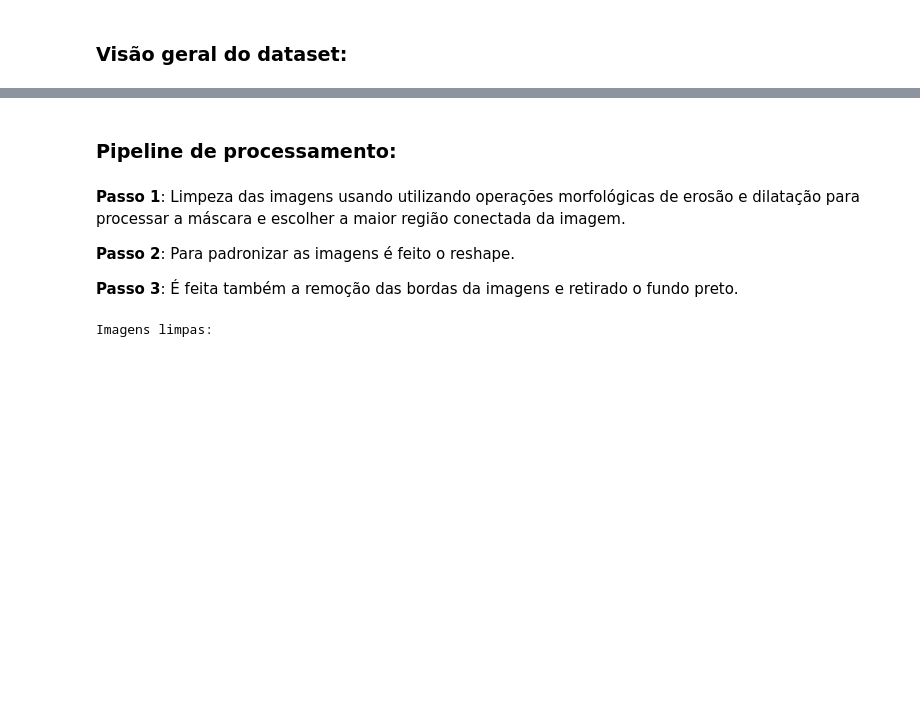
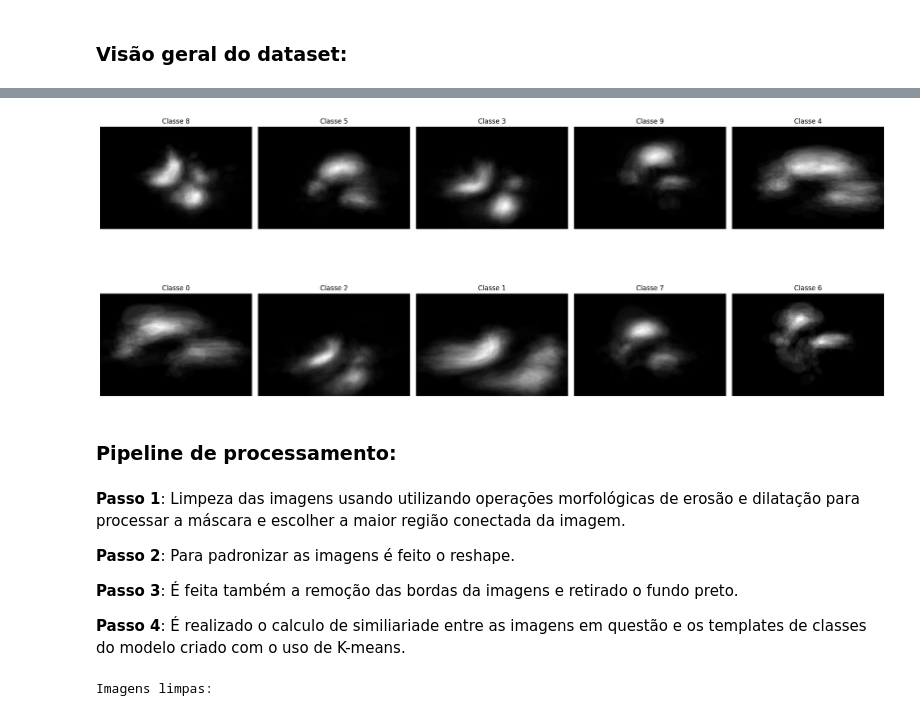
Before and after one commit to aruasouza/ultrassom-cv, a Jupyter notebook: execucao_detalhada.ipynb, the cells around one changed output, grey strips where cells are left out. Saved outputs shown, nothing was run; the diff lists cells and outputs as text; code cells hidden in the pictures; blank space fills up the shorter version.

```diff
--- a/execucao_detalhada.ipynb
+++ b/execucao_detalhada.ipynb
@@ -63,3 +72,30 @@ Exemplos de imagens com as anotações:
+# %%
+folder_class = 'MODEL/classes'
+data_files_class = [os.path.join(folder_class,name) for name in os.listdir(folder_class)]
+
+
+n = len(data_files_class)
+num_rows = 2
+num_cols = n//num_rows
+
+
+fig, axes = plt.subplots(num_rows, num_cols, figsize=(20, 10))
+
+for img_idx, img_path in enumerate(data_files_class):
+    img = cv2.imread(img_path, cv2.IMREAD_GRAYSCALE)
+    class_number = img_path.split('/')[-1].split('.')[0]
+    row_idx = img_idx // num_cols
+    col_idx = img_idx % num_cols
+    ax = axes[row_idx, col_idx]
+    ax.imshow(img, cmap='gray')
+    ax.axis('off')
+    ax.set_title(f'Classe {class_number}', fontsize=12)
+
+
+plt.tight_layout()
+plt.show()
+# %% [output]
+[figure, added]
 # %% [markdown]
 ### Pipeline de processamento:
 # %% [markdown]
@@ -68,6 +104,8 @@ Exemplos de imagens com as anotações:
 **Passo 2**: Para padronizar as imagens é feito o reshape.
 
 **Passo 3**: É feita também a remoção das bordas da imagens e retirado o fundo preto.
+
+**Passo 4**: É realizado o calculo de similiariade entre as imagens em questão e os templates de classes do modelo criado com o uso de K-means.
 # %%
 #Passo 1: limpeza
 cleaned_imgs = [(clean(img),stru) for img,stru in data_ex]
```
Also changed, not shown: parts of 12 cells of this notebook, 50 other files.
